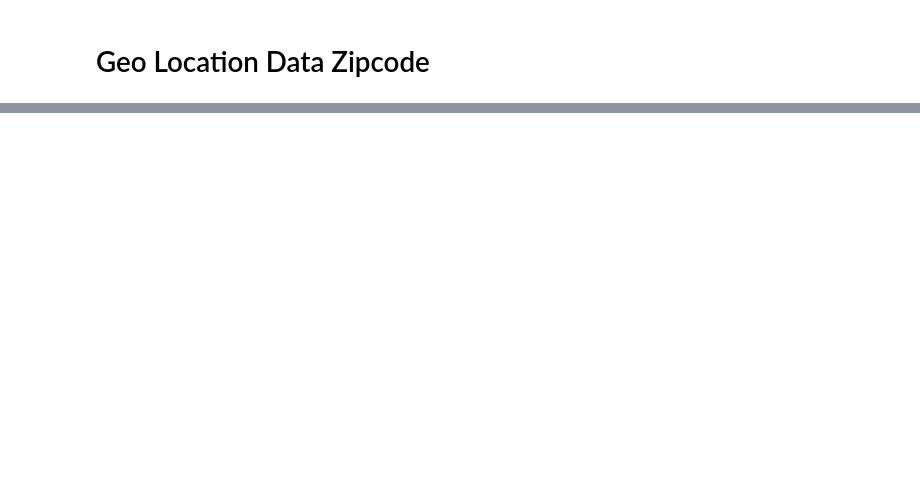
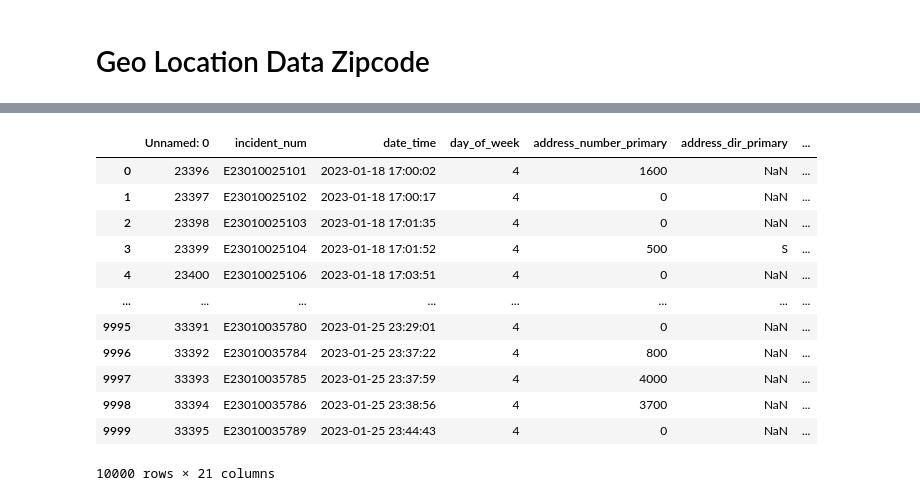
Before and after one commit to zalvatore/Police_Calls_for_Service_San_Diego, a Jupyter notebook: Police_Calls_SD.ipynb, the cells around one changed output, grey strips where cells are left out. Saved outputs shown, nothing was run; the diff lists cells and outputs as text; code cells hidden in the pictures; blank space fills up the shorter version.

```diff
--- a/Police_Calls_SD.ipynb
+++ b/Police_Calls_SD.ipynb
@@ -323,2 +414,19 @@ Last2000_Geo
 # %%
 Last2000_Geo.to_csv('Last2000_Geo.csv')
+# %%
+test = pd.read_csv('Last2000_Geo.csv')
+test
+# %% [output]
+|  | Unnamed: 0 | incident_num | date_time | day_of_week | address_number_primary | address_dir_primary | ... |
+| 0 | 23396 | E23010025101 | 2023-01-18 17:00:02 | 4 | 1600 | NaN | ... |
+| 1 | 23397 | E23010025102 | 2023-01-18 17:00:17 | 4 | 0 | NaN | ... |
+| 2 | 23398 | E23010025103 | 2023-01-18 17:01:35 | 4 | 0 | NaN | ... |
+| 3 | 23399 | E23010025104 | 2023-01-18 17:01:52 | 4 | 500 | S | ... |
+| 4 | 23400 | E23010025106 | 2023-01-18 17:03:51 | 4 | 0 | NaN | ... |
+| ... | ... | ... | ... | ... | ... | ... | ... |
+| 9995 | 33391 | E23010035780 | 2023-01-25 23:29:01 | 4 | 0 | NaN | ... |
+| 9996 | 33392 | E23010035784 | 2023-01-25 23:37:22 | 4 | 800 | NaN | ... |
+| 9997 | 33393 | E23010035785 | 2023-01-25 23:37:59 | 4 | 4000 | NaN | ... |
+| 9998 | 33394 | E23010035786 | 2023-01-25 23:38:56 | 4 | 3700 | NaN | ... |
+| 9999 | 33395 | E23010035789 | 2023-01-25 23:44:43 | 4 | 0 | NaN | ... |
+10000 rows × 21 columns
```
Also changed, not shown: parts of 11 cells of this notebook, 3 other files.
